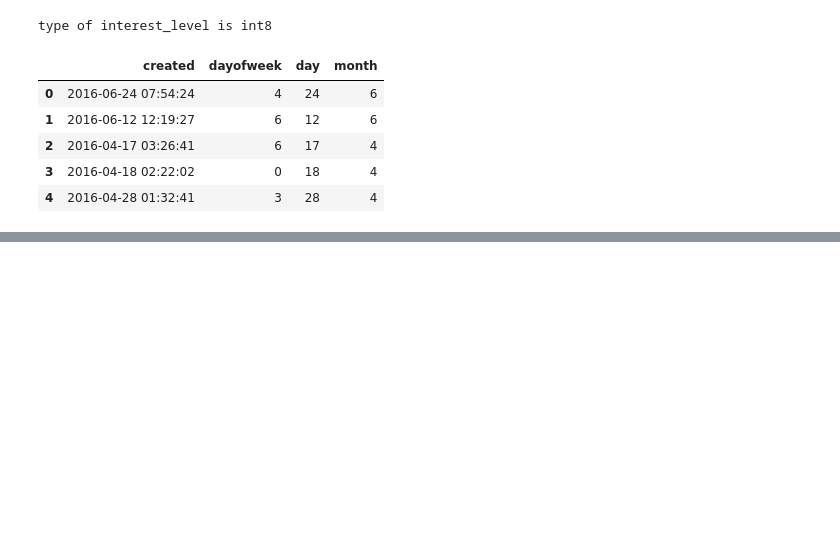
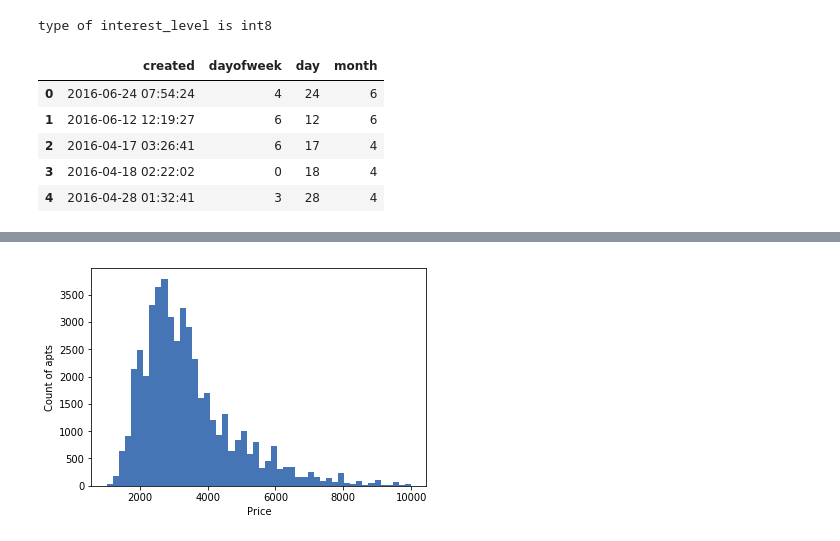
Before and after one commit to rasoh/ter_mlbook, a Jupyter notebook: ml_book.ipynb, the cells around one changed output, grey strips where cells are left out. Saved outputs shown, nothing was run; the diff lists cells and outputs as text; code cells hidden in the pictures; blank space fills up the shorter version.

```diff
--- a/ml_book.ipynb
+++ b/ml_book.ipynb
@@ -455,0 +485,8 @@ df_aug[['created','dayofweek','day','month']].head()
+# %%
+fig, ax = plt.subplots()
+ax.hist(df.price, color='#4575b4', bins=50)
+ax.set_xlabel("Price")
+ax.set_ylabel("Count of apts")
+plt.show()
+# %% [output]
+[figure, added]
```
Also changed, not shown: parts of 34 cells of this notebook.
